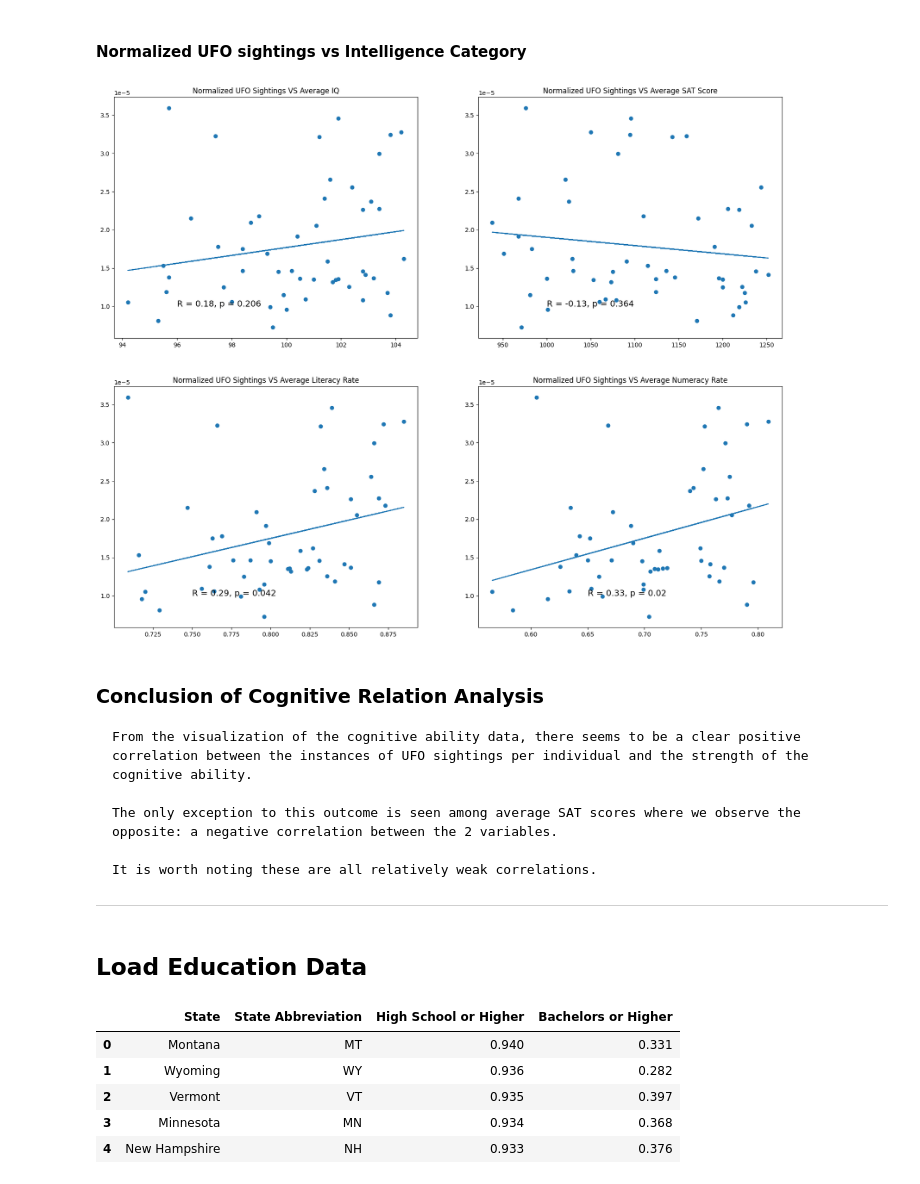
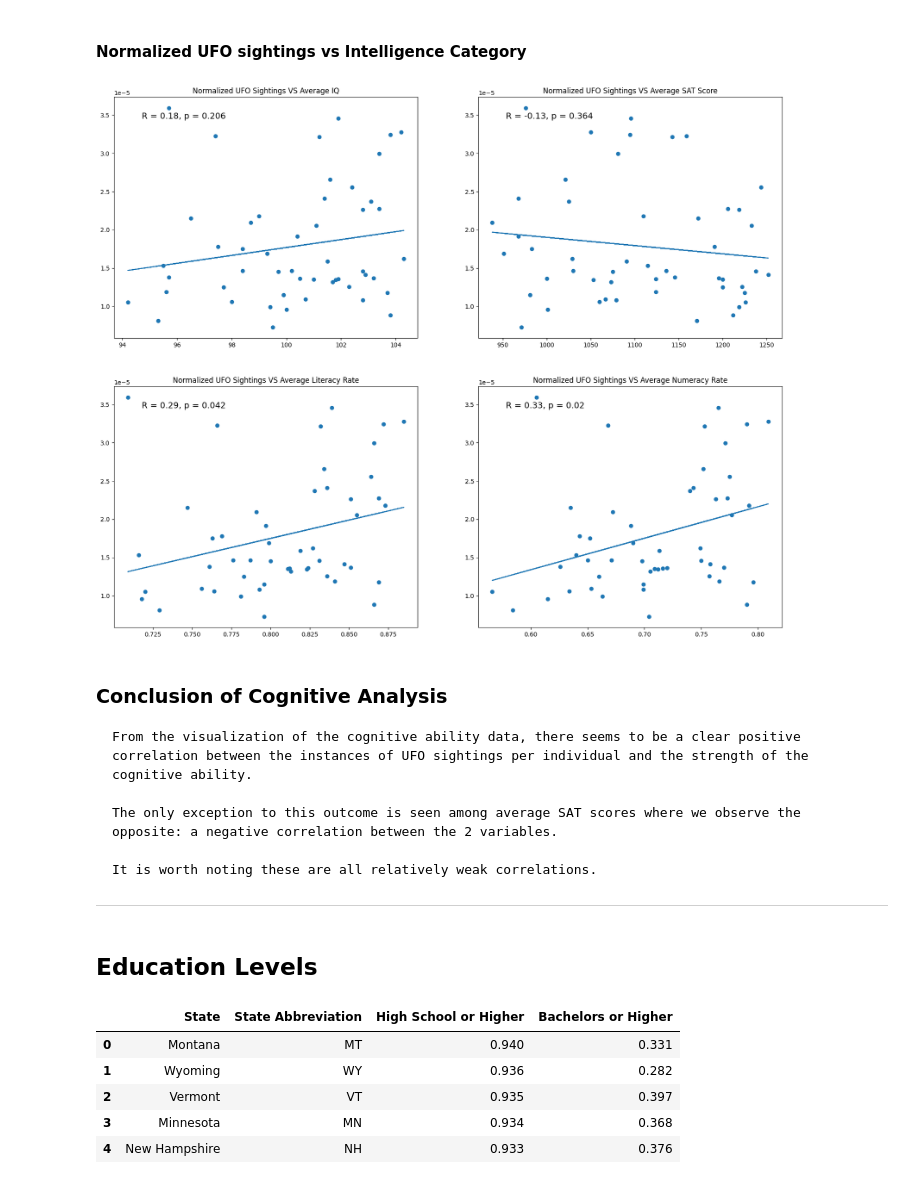
Before and after one commit to codycosta/ENGR201, a Jupyter notebook: weeks-9-10-final-project/project.ipynb, the cells around one changed output. Drawn from its saved outputs; the diff is of its cells as text; code cells hidden in the pictures.

```diff
--- a/weeks-9-10-final-project/project.ipynb
+++ b/weeks-9-10-final-project/project.ipynb
@@ -45,0 +49,16 @@ from IPython.display import display, Math, Latex
+# %%
+# function for placing chart annotations
+
+def chart_coords(x_arr: np.ndarray, y_arr: np.ndarray, position: str) -> tuple:
+
+    if position == 'ul':    # gather upper left coords
+        return (0.95 * np.min(x_arr) + 0.05 * np.max(x_arr), 0.05 * np.min(y_arr) + 0.95 * np.max(y_arr))
+
+    elif position == 'ur':  # gather upper right coords
+        return (0.05 * np.min(x_arr) + 0.95 * np.max(x_arr), 0.05 * np.min(y_arr) + 0.95 * np.max(y_arr))
+
+    elif position == 'll':  # gather lower left coords
+        return (0.95 * np.min(x_arr) + 0.05 * np.max(x_arr), 0.95 * np.min(y_arr) + 0.05 * np.max(y_arr))
+
+    elif position == 'lr':  # gather lower right coords
+        return (0.05 * np.min(x_arr) + 0.95 * np.max(x_arr), 0.95 * np.min(y_arr) + 0.05 * np.max(y_arr))
@@ -237,40 +220,40 @@ r4, p4 = stats.pearsonr(numeracy, normalized_ufo_sightings)
 
 fit, ax = plt.subplots(2, 2, figsize=[20, 16])
 
 ax[0, 0].scatter(iq_scores, normalized_ufo_sightings)
 ax[0, 0].set_title('Normalized UFO Sightings VS Average IQ')
-ax[0, 0].text(96, 1.0e-5, f'R = {np.round(r1, 2)}, p = {np.round(p1, 3)}', fontsize=14)
+ax[0, 0].annotate(f'R = {np.round(r1, 2)}, p = {np.round(p1, 3)}', chart_coords(iq_scores, normalized_ufo_sightings, position='ul'), fontsize=14)
 
 ax[0, 1].scatter(sat_scores, normalized_ufo_sightings)
 ax[0, 1].set_title('Normalized UFO Sightings VS Average SAT Score')
-ax[0, 1].text(1000, 1.0e-5, f'R = {np.round(r2, 2)}, p = {np.round(p2, 3)}', fontsize=14)
+ax[0, 1].annotate(f'R = {np.round(r2, 2)}, p = {np.round(p2, 3)}', chart_coords(sat_scores, normalized_ufo_sightings, position='ul'), fontsize=14)
 
 ax[1, 0].scatter(literacy, normalized_ufo_sightings)
 ax[1, 0].set_title('Normalized UFO Sightings VS Average Literacy Rate')
-ax[1, 0].text(0.75, 1.0e-5, f'R = {np.round(r3, 2)}, p = {np.round(p3, 3)}', fontsize=14)
+ax[1, 0].annotate(f'R = {np.round(r3, 2)}, p = {np.round(p3, 3)}', chart_coords(literacy, normalized_ufo_sightings, position='ul'), fontsize=14)
 
 ax[1, 1].scatter(numeracy, normalized_ufo_sightings)
 ax[1, 1].set_title('Normalized UFO Sightings VS Average Numeracy Rate')
-ax[1, 1].text(0.65, 1.0e-5, f'R = {np.round(r4, 2)}, p = {np.round(p4, 3)}', fontsize=14)
+ax[1, 1].annotate(f'R = {np.round(r4, 2)}, p = {np.round(p4, 3)}', chart_coords(numeracy, normalized_ufo_sightings, position='ul'), fontsize=14)
 
 
 # linear regression
 
 m1, b1 = np.polyfit(iq_scores, normalized_ufo_sightings, 1)
 m2, b2 = np.polyfit(sat_scores, normalized_ufo_sightings, 1)
 m3, b3 = np.polyfit(literacy, normalized_ufo_sightings, 1)
 m4, b4 = np.polyfit(numeracy, normalized_ufo_sightings, 1)
 
 ax[0, 0].plot(iq_scores, m1 * iq_scores + b1)
 ax[0, 1].plot(sat_scores, m2 * sat_scores + b2)
 ax[1, 0].plot(literacy, m3 * literacy + b3)
 ax[1, 1].plot(numeracy, m4 * numeracy + b4)
 
 plt.show()
 # %% [output]
-[figure, old version]
+[figure, new version]
 # %% [markdown]
-### Conclusion of Cognitive Relation Analysis
+### Conclusion of Cognitive Analysis
     From the visualization of the cognitive ability data, there seems to be a clear positive correlation between the instances of UFO sightings per individual and the strength of the cognitive ability.
 
     The only exception to this outcome is seen among average SAT scores where we observe the opposite: a negative correlation between the 2 variables.
@@ -278,7 +261,7 @@ plt.show()
     It is worth noting these are all relatively weak correlations.
 ---
 # %% [markdown]
-## Load Education Data
+## Education Levels
 # %%
 education_data = pd.read_csv('education-levels.csv', sep='\t')
 education_data.head()
```
Also changed, not shown: parts of 36 cells of this notebook, 1 other file.
